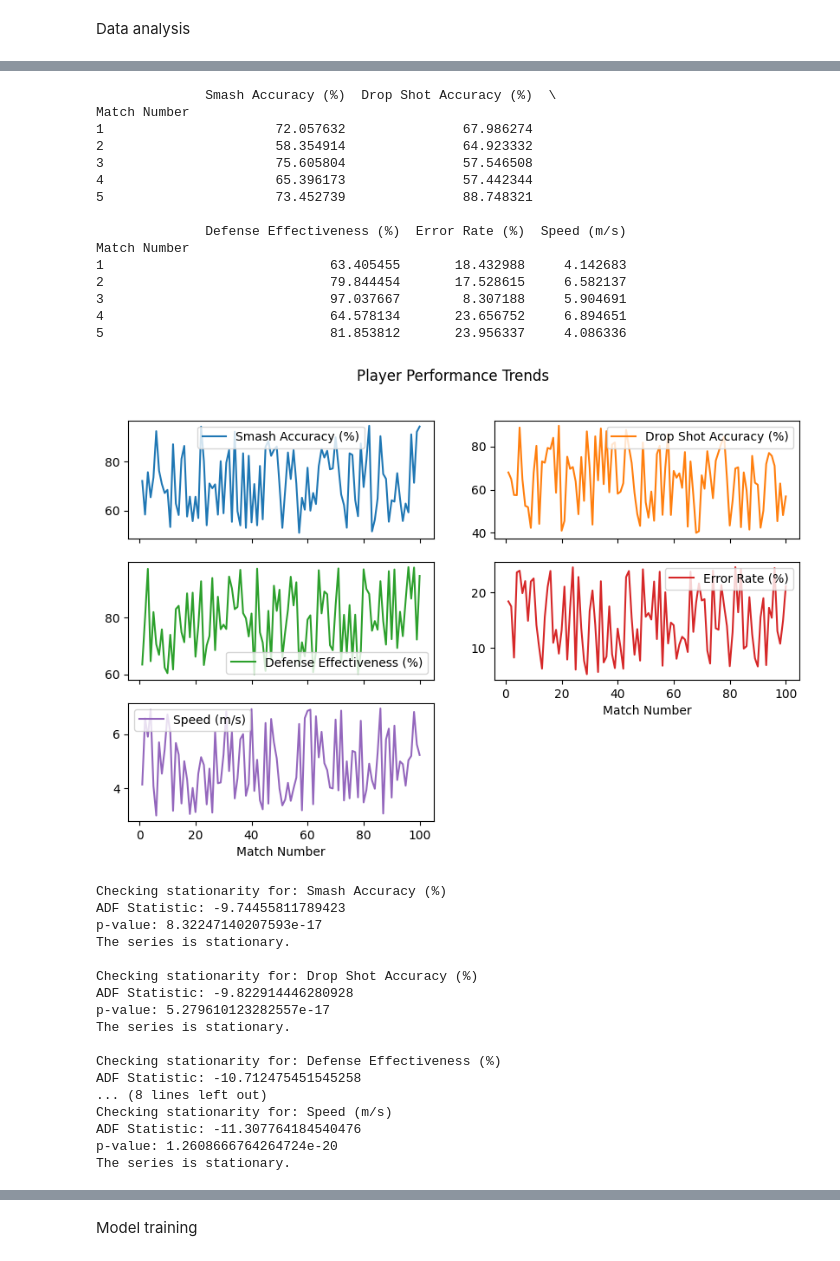
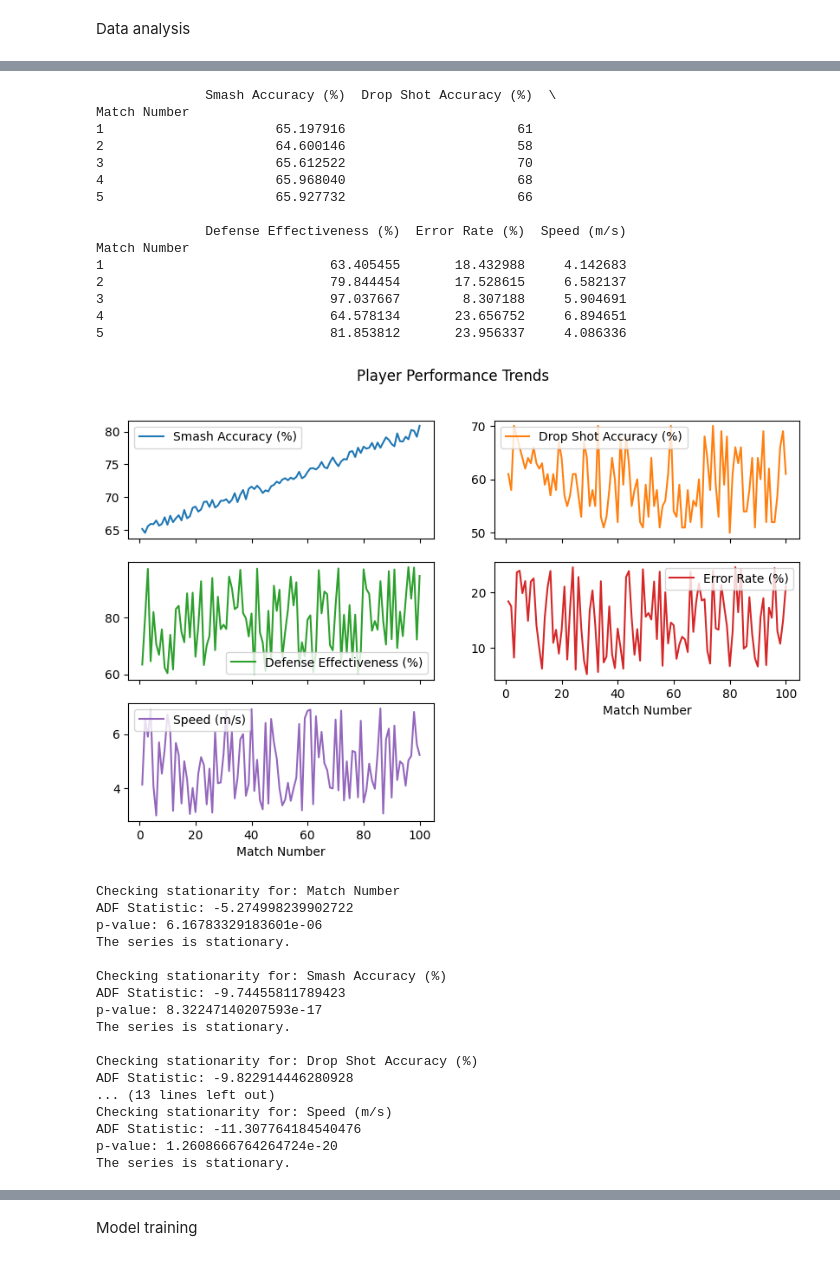
Before and after one commit to Harithaweera/AI-player-Analysis, a Jupyter notebook: Player_Analysis.ipynb, the cells around one changed output, grey strips where cells are left out. Saved outputs shown, nothing was run; the diff lists cells and outputs as text; code cells hidden in the pictures.

```diff
--- a/Player_Analysis.ipynb
+++ b/Player_Analysis.ipynb
@@ -137,29 +208,29 @@ Data analysis
 # %%
-player1_df.set_index('Match Number', inplace=True)
+player4_df.set_index('Match Number', inplace=True)
 
 # Display first few rows
-print(player1_df.head())
+print(player4_df.head())
 
 # Plot each feature over time
-player1_df.plot(figsize=(10, 6), subplots=True, layout=(3, 2), title="Player Performance Trends")
+player4_df.plot(figsize=(10, 6), subplots=True, layout=(3, 2), title="Player Performance Trends")
 plt.show()
 # %% [output]
               Smash Accuracy (%)  Drop Shot Accuracy (%)  \
 Match Number
-1                      72.057632               67.986274
-2                      58.354914               64.923332
-3                      75.605804               57.546508
-4                      65.396173               57.442344
-5                      73.452739               88.748321
+1                      65.197916                      61
+2                      64.600146                      58
+3                      65.612522                      70
+4                      65.968040                      68
+5                      65.927732                      66
 
               Defense Effectiveness (%)  Error Rate (%)  Speed (m/s)
 Match Number
 1                             63.405455       18.432988     4.142683
 2                             79.844454       17.528615     6.582137
 3                             97.037667        8.307188     5.904691
 4                             64.578134       23.656752     6.894651
 5                             81.853812       23.956337     4.086336
-[figure, old version]
+[figure, new version]
 # %%
 
 def check_stationarity(series):
@@ -176,6 +247,11 @@ for column in player1_df.columns:
     print(f"\nChecking stationarity for: {column}")
     check_stationarity(player1_df[column])
 # %% [output]
+Checking stationarity for: Match Number
+ADF Statistic: -5.274998239902722
+p-value: 6.16783329183601e-06
+The series is stationary.
+
 Checking stationarity for: Smash Accuracy (%)
 ADF Statistic: -9.74455811789423
 p-value: 8.32247140207593e-17
@@ -183,12 +259,7 @@ The series is stationary.
 
 Checking stationarity for: Drop Shot Accuracy (%)
 ADF Statistic: -9.822914446280928
-p-value: 5.279610123282557e-17
-The series is stationary.
-
-Checking stationarity for: Defense Effectiveness (%)
-ADF Statistic: -10.712475451545258
-... (8 lines left out)
+... (13 lines left out)
 Checking stationarity for: Speed (m/s)
 ADF Statistic: -11.307764184540476
 p-value: 1.2608666764264724e-20
```
Also changed, not shown: parts of 7 cells of this notebook.
